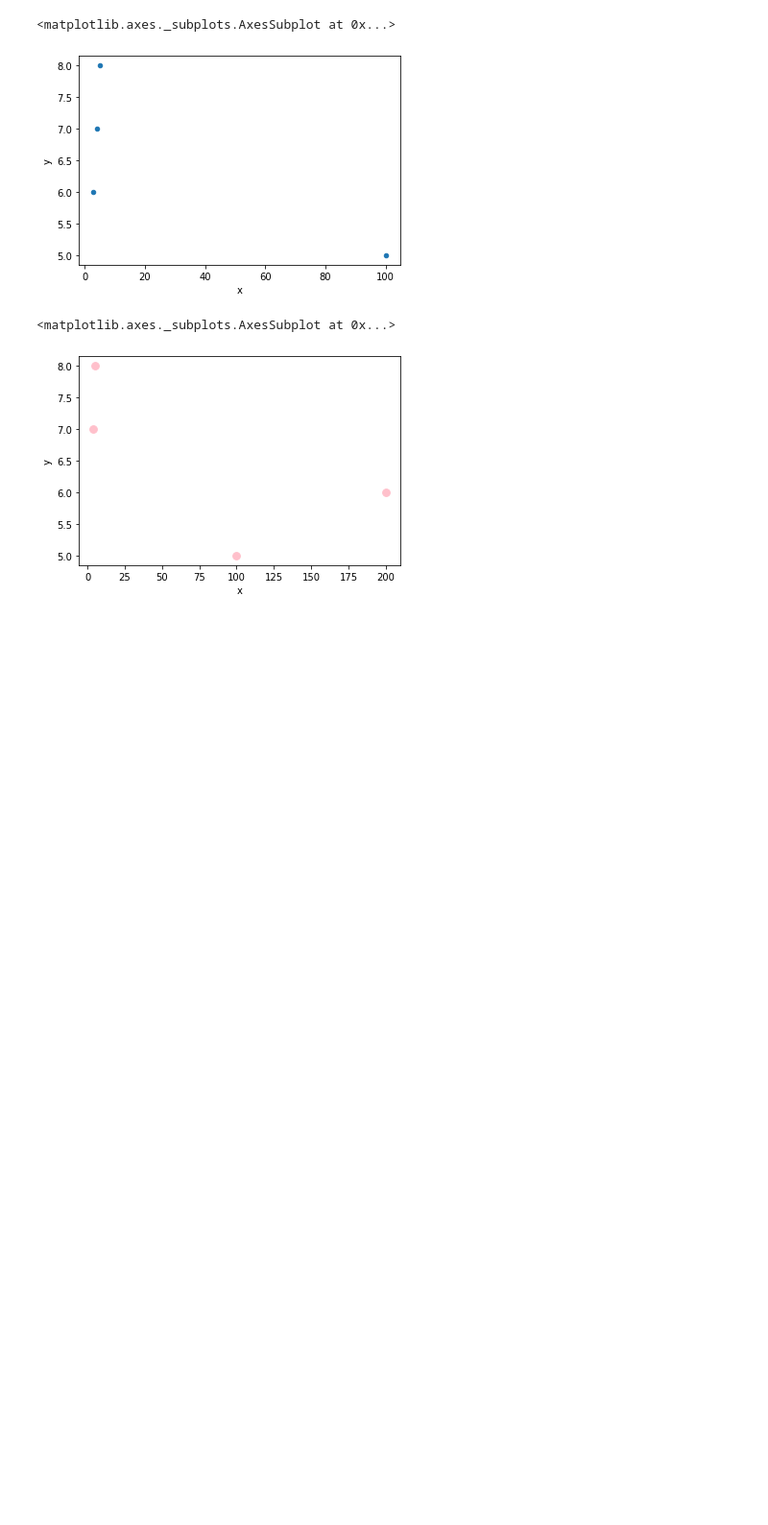
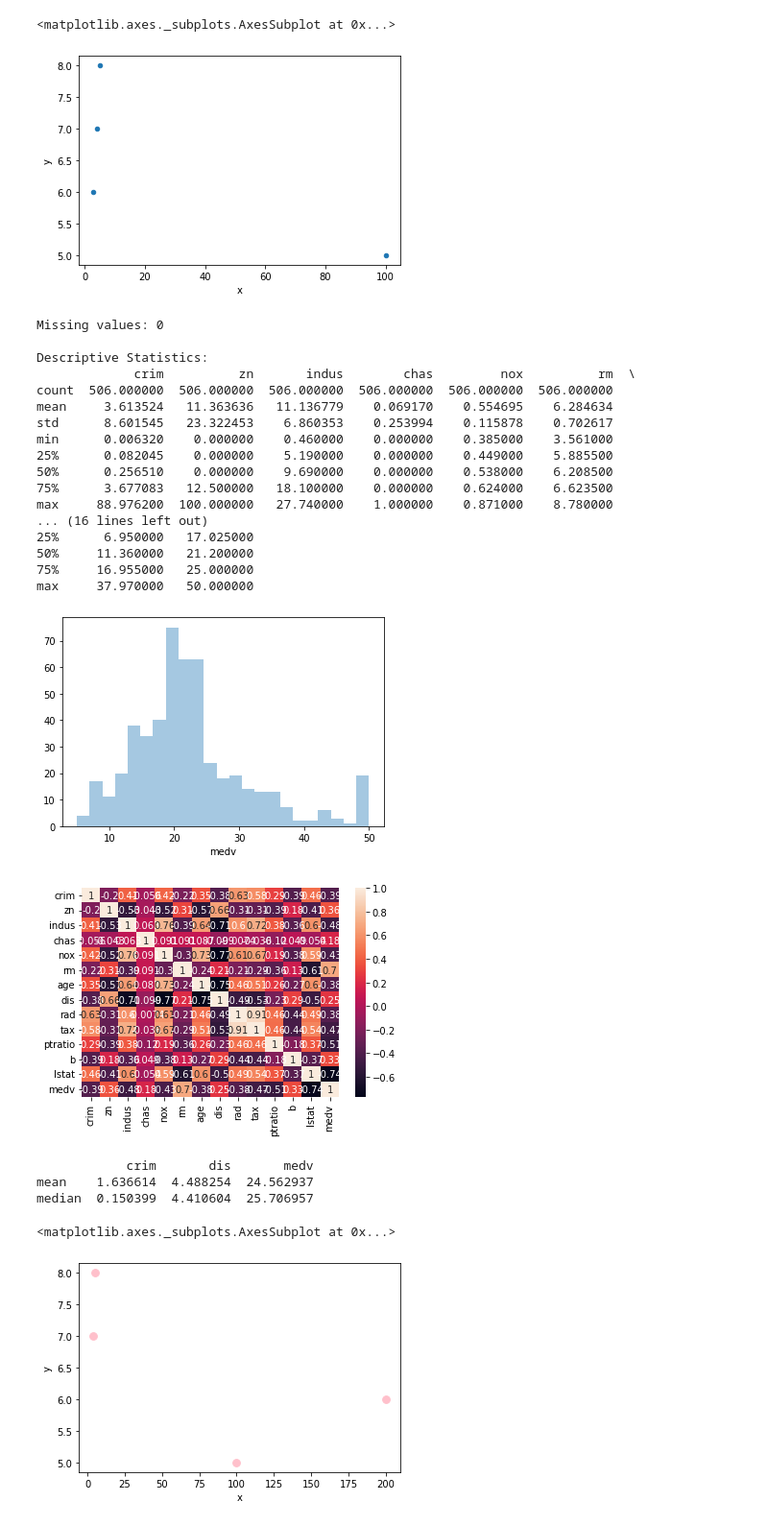
Before and after one commit to CodeGoManish/Data-Science, a Jupyter notebook: Copy_of_MANISH_(DATA_PROJECT).ipynb, the cells around one changed output. Shown: that part at 96% size. Cells and saved outputs as stored; diff of their text form; code cells hidden in the pictures; blank space fills up the shorter version.

```diff
--- a/Copy_of_MANISH_(DATA_PROJECT).ipynb
+++ b/Copy_of_MANISH_(DATA_PROJECT).ipynb
@@ -236,6 +253,72 @@ df.plot.scatter(x='x',y='y')
 # %% [output]
 <matplotlib.axes._subplots.AxesSubplot at 0x...>
 [figure]
+# %%
+
+import pandas as pd
+import seaborn as sns
+import matplotlib.pyplot as plt
+
+# Load the Boston Housing Price dataset
+boston_dataset = pd.read_csv("https://raw.githubusercontent.com/selva86/datasets/master/BostonHousing.csv")
+
+# Perform data cleaning and filtering
+# Check for missing values
+print("Missing values:", boston_dataset.isnull().sum().sum())
+
+# Filter rows with missing values
+boston_dataset = boston_dataset.dropna()
+
+# Perform descriptive and summary statistics
+print("\nDescriptive Statistics:")
+print(boston_dataset.describe())
+
+# Plot distplot for target variable (medv)
+sns.distplot(boston_dataset['medv'], kde=False)
+plt.show()
+
+# Plot heatmap for the correlation in the dataset
+corr = boston_dataset.corr()
+sns.heatmap(corr, annot=True)
+plt.show()
+# %% [output]
+Missing values: 0
+
+Descriptive Statistics:
+             crim          zn       indus        chas         nox          rm  \
+count  506.000000  506.000000  506.000000  506.000000  506.000000  506.000000
+mean     3.613524   11.363636   11.136779    0.069170    0.554695    6.284634
+std      8.601545   23.322453    6.860353    0.253994    0.115878    0.702617
+min      0.006320    0.000000    0.460000    0.000000    0.385000    3.561000
+25%      0.082045    0.000000    5.190000    0.000000    0.449000    5.885500
+50%      0.256510    0.000000    9.690000    0.000000    0.538000    6.208500
+75%      3.677083   12.500000   18.100000    0.000000    0.624000    6.623500
+max     88.976200  100.000000   27.740000    1.000000    0.871000    8.780000
+... (16 lines left out)
+25%      6.950000   17.025000
+50%     11.360000   21.200000
+75%     16.955000   25.000000
+max     37.970000   50.000000
+[figure, added]
+[figure, added]
+# %%
+
+import pandas as pd
+
+# Load the Boston Housing Price dataset
+boston_dataset = pd.read_csv("https://raw.githubusercontent.com/selva86/datasets/master/BostonHousing.csv")
+
+# Group the data using index in pivot table
+boston_grouped = boston_dataset.pivot_table(index='rad', values=['medv', 'crim', 'dis'])
+
+# Aggregate on specific features with values
+boston_agg = boston_grouped.agg(['mean', 'median'])
+
+print(boston_agg)
+# %% [output]
+            crim       dis       medv
+mean    1.636614  4.488254  24.562937
+median  0.150399  4.410604  25.706957
 # %%
 import pandas as pd
 import matplotlib.pyplot as plt
```
Also changed, not shown: parts of 5 cells of this notebook.
